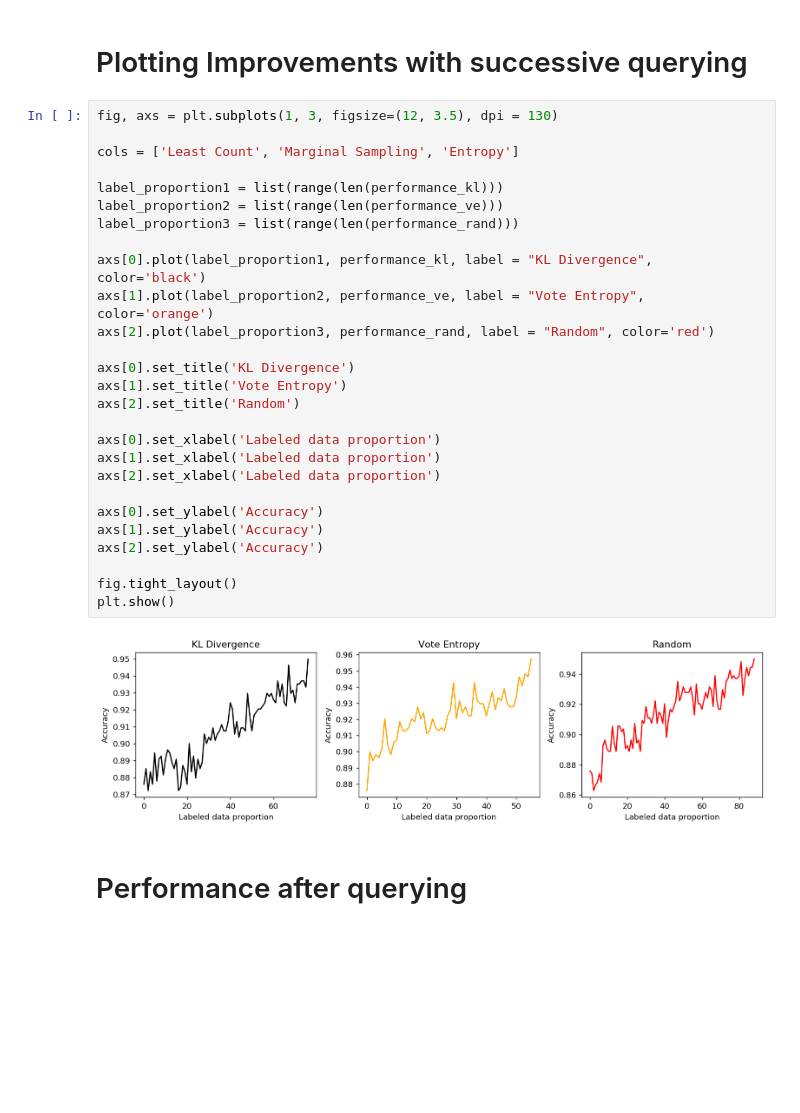
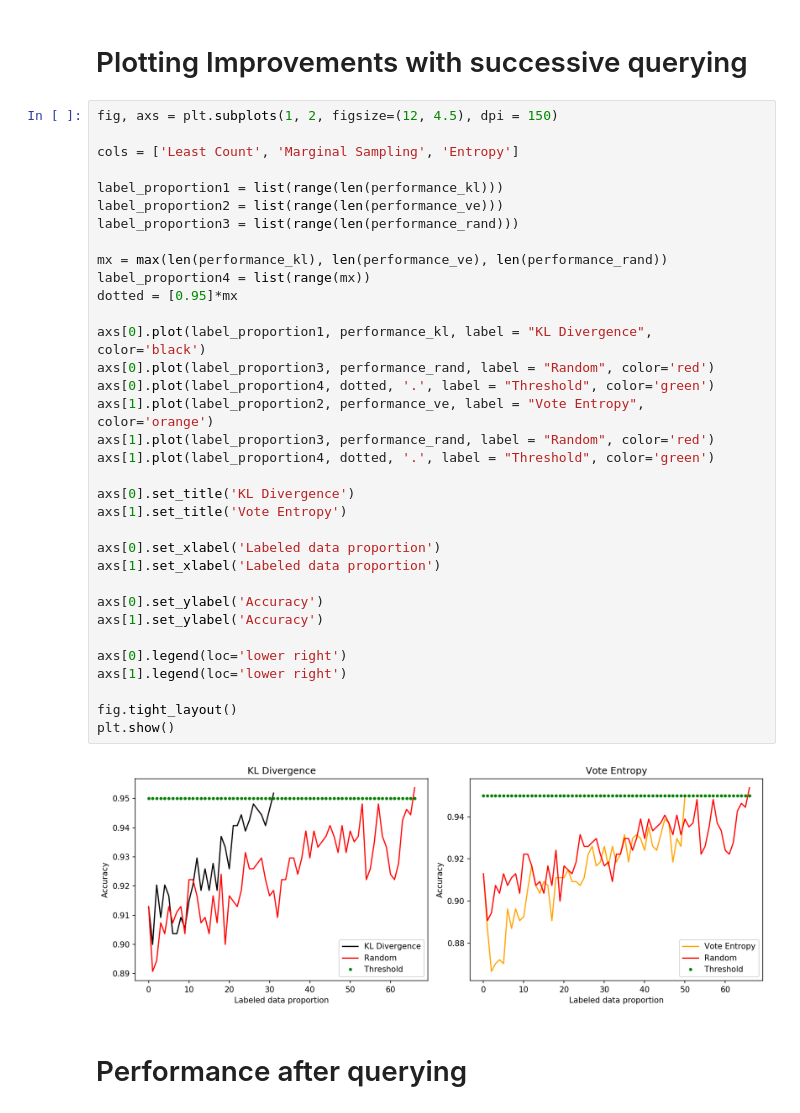
Before and after one commit to punanand/Active-Learning-Framework, a Jupyter notebook: StreamBased_QBC.ipynb, the cells around one changed output. Cells and saved outputs as stored; diff of their text form; blank space fills up the shorter version.

```diff
--- a/StreamBased_QBC.ipynb
+++ b/StreamBased_QBC.ipynb
@@ -158,34 +158,41 @@ Accuracy of margin sample after query 88: 0.9500
 # %% [markdown]
 # Plotting Improvements with successive querying
 # %%
-fig, axs = plt.subplots(1, 3, figsize=(12, 3.5), dpi = 130)
+fig, axs = plt.subplots(1, 2, figsize=(12, 4.5), dpi = 150)
 
 cols = ['Least Count', 'Marginal Sampling', 'Entropy']
 
 label_proportion1 = list(range(len(performance_kl)))
 label_proportion2 = list(range(len(performance_ve)))
 label_proportion3 = list(range(len(performance_rand)))
 
+mx = max(len(performance_kl), len(performance_ve), len(performance_rand))
+label_proportion4 = list(range(mx))
+dotted = [0.95]*mx
+
 axs[0].plot(label_proportion1, performance_kl, label = "KL Divergence", color='black')
+axs[0].plot(label_proportion3, performance_rand, label = "Random", color='red')
+axs[0].plot(label_proportion4, dotted, '.', label = "Threshold", color='green')
 axs[1].plot(label_proportion2, performance_ve, label = "Vote Entropy", color='orange')
-axs[2].plot(label_proportion3, performance_rand, label = "Random", color='red')
+axs[1].plot(label_proportion3, performance_rand, label = "Random", color='red')
+axs[1].plot(label_proportion4, dotted, '.', label = "Threshold", color='green')
 
 axs[0].set_title('KL Divergence')
 axs[1].set_title('Vote Entropy')
-axs[2].set_title('Random')
 
 axs[0].set_xlabel('Labeled data proportion')
 axs[1].set_xlabel('Labeled data proportion')
-axs[2].set_xlabel('Labeled data proportion')
 
 axs[0].set_ylabel('Accuracy')
 axs[1].set_ylabel('Accuracy')
-axs[2].set_ylabel('Accuracy')
+
+axs[0].legend(loc='lower right')
+axs[1].legend(loc='lower right')
 
 fig.tight_layout()
 plt.show()
 # %% [output]
-[figure, old version]
+[figure, new version]
 # %% [markdown]
 # Performance after querying
 # %%
```
Also changed, not shown: parts of 3 cells of this notebook, 3 other files.
